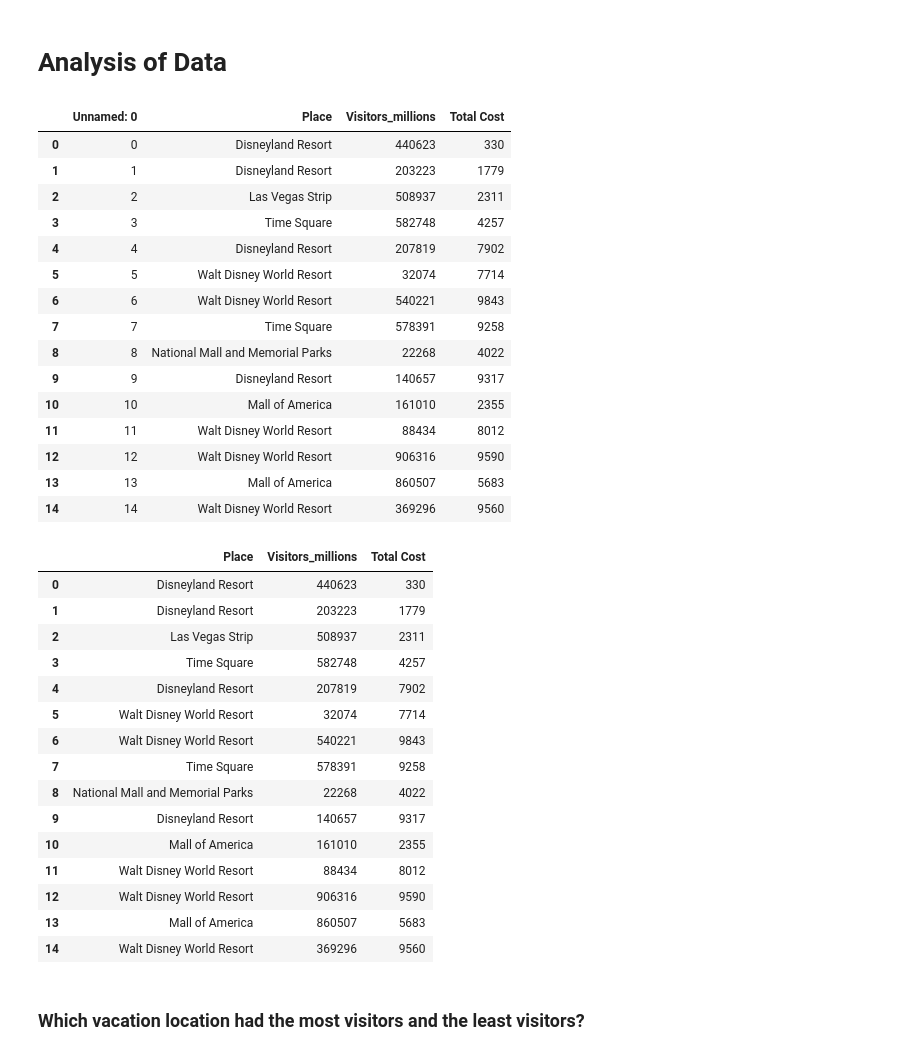
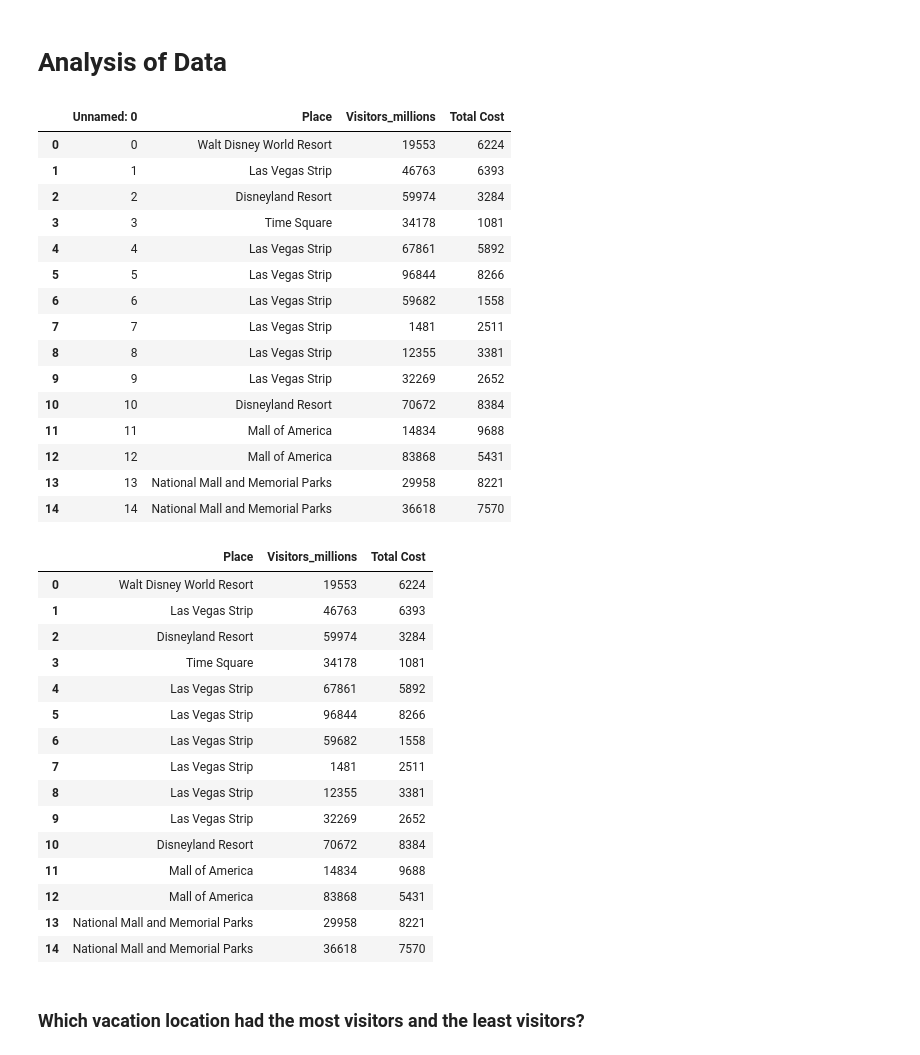
Before and after one commit to joannathom/Favorite-Vacation-Locations, a Jupyter notebook: Final-Project.ipynb, the cells around one changed output. Drawn from its saved outputs; the diff is of its cells as text; code cells hidden in the pictures.

```diff
--- a/Final-Project.ipynb
+++ b/Final-Project.ipynb
@@ -93,50 +89,50 @@ def get_data(size = 15):
   df['Place'] = np.random.choice(['Walt Disney World Resort', 'Mall of America', 'Time Square',
                                   'Las Vegas Strip','National Mall and Memorial Parks', 'Disneyland Resort',],
                                   size)
-  df['Visitors_millions'] = np.random.randint(0,1000000,size)
+  df['Visitors_millions'] = np.random.randint(0,100000,size)
   df['Total Cost'] = np.random.randint(0,10000,size)
   return df
 # %%
-get_data().to_csv('get_data.csv')
-df = pd.read_csv('get_data.csv')
+get_data().to_csv('list_top_tourist_tourist_attractions_inus-1515j.csv')
+df = pd.read_csv('list_top_tourist_tourist_attractions_inus-1515j.csv')
 df
 # %% [output]
 |  | Unnamed: 0 | Place | Visitors_millions | Total Cost |
-| 0 | 0 | Disneyland Resort | 440623 | 330 |
-| 1 | 1 | Disneyland Resort | 203223 | 1779 |
-| 2 | 2 | Las Vegas Strip | 508937 | 2311 |
-| 3 | 3 | Time Square | 582748 | 4257 |
-| 4 | 4 | Disneyland Resort | 207819 | 7902 |
-| 5 | 5 | Walt Disney World Resort | 32074 | 7714 |
-| 6 | 6 | Walt Disney World Resort | 540221 | 9843 |
-| 7 | 7 | Time Square | 578391 | 9258 |
-| 8 | 8 | National Mall and Memorial Parks | 22268 | 4022 |
-| 9 | 9 | Disneyland Resort | 140657 | 9317 |
-| 10 | 10 | Mall of America | 161010 | 2355 |
-| 11 | 11 | Walt Disney World Resort | 88434 | 8012 |
-| 12 | 12 | Walt Disney World Resort | 906316 | 9590 |
-| 13 | 13 | Mall of America | 860507 | 5683 |
-| 14 | 14 | Walt Disney World Resort | 369296 | 9560 |
+| 0 | 0 | Walt Disney World Resort | 19553 | 6224 |
+| 1 | 1 | Las Vegas Strip | 46763 | 6393 |
+| 2 | 2 | Disneyland Resort | 59974 | 3284 |
+| 3 | 3 | Time Square | 34178 | 1081 |
+| 4 | 4 | Las Vegas Strip | 67861 | 5892 |
+| 5 | 5 | Las Vegas Strip | 96844 | 8266 |
+| 6 | 6 | Las Vegas Strip | 59682 | 1558 |
+| 7 | 7 | Las Vegas Strip | 1481 | 2511 |
+| 8 | 8 | Las Vegas Strip | 12355 | 3381 |
+| 9 | 9 | Las Vegas Strip | 32269 | 2652 |
+| 10 | 10 | Disneyland Resort | 70672 | 8384 |
+| 11 | 11 | Mall of America | 14834 | 9688 |
+| 12 | 12 | Mall of America | 83868 | 5431 |
+| 13 | 13 | National Mall and Memorial Parks | 29958 | 8221 |
+| 14 | 14 | National Mall and Memorial Parks | 36618 | 7570 |
 # %%
 del df['Unnamed: 0']
 df
 # %% [output]
 |  | Place | Visitors_millions | Total Cost |
-| 0 | Disneyland Resort | 440623 | 330 |
-| 1 | Disneyland Resort | 203223 | 1779 |
-| 2 | Las Vegas Strip | 508937 | 2311 |
-| 3 | Time Square | 582748 | 4257 |
-| 4 | Disneyland Resort | 207819 | 7902 |
-| 5 | Walt Disney World Resort | 32074 | 7714 |
-| 6 | Walt Disney World Resort | 540221 | 9843 |
-| 7 | Time Square | 578391 | 9258 |
-| 8 | National Mall and Memorial Parks | 22268 | 4022 |
-| 9 | Disneyland Resort | 140657 | 9317 |
-| 10 | Mall of America | 161010 | 2355 |
-| 11 | Walt Disney World Resort | 88434 | 8012 |
-| 12 | Walt Disney World Resort | 906316 | 9590 |
-| 13 | Mall of America | 860507 | 5683 |
-| 14 | Walt Disney World Resort | 369296 | 9560 |
+| 0 | Walt Disney World Resort | 19553 | 6224 |
+| 1 | Las Vegas Strip | 46763 | 6393 |
+| 2 | Disneyland Resort | 59974 | 3284 |
+| 3 | Time Square | 34178 | 1081 |
+| 4 | Las Vegas Strip | 67861 | 5892 |
+| 5 | Las Vegas Strip | 96844 | 8266 |
+| 6 | Las Vegas Strip | 59682 | 1558 |
+| 7 | Las Vegas Strip | 1481 | 2511 |
+| 8 | Las Vegas Strip | 12355 | 3381 |
+| 9 | Las Vegas Strip | 32269 | 2652 |
+| 10 | Disneyland Resort | 70672 | 8384 |
+| 11 | Mall of America | 14834 | 9688 |
+| 12 | Mall of America | 83868 | 5431 |
+| 13 | National Mall and Memorial Parks | 29958 | 8221 |
+| 14 | National Mall and Memorial Parks | 36618 | 7570 |
 # %% [markdown]
 ### Which vacation location had the most visitors and the least visitors?
 # %%
```
Also changed, not shown: parts of 9 cells of this notebook.
